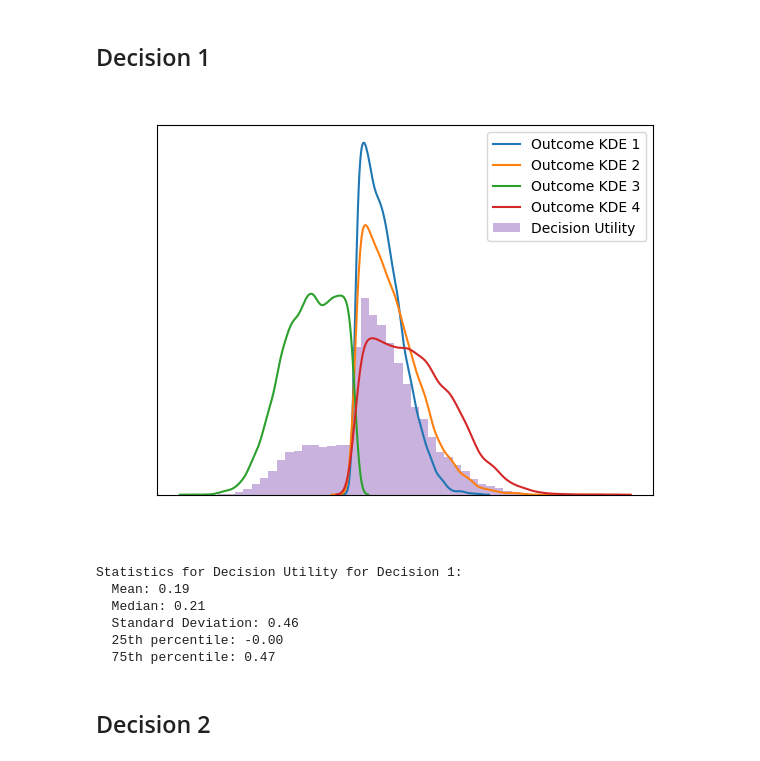
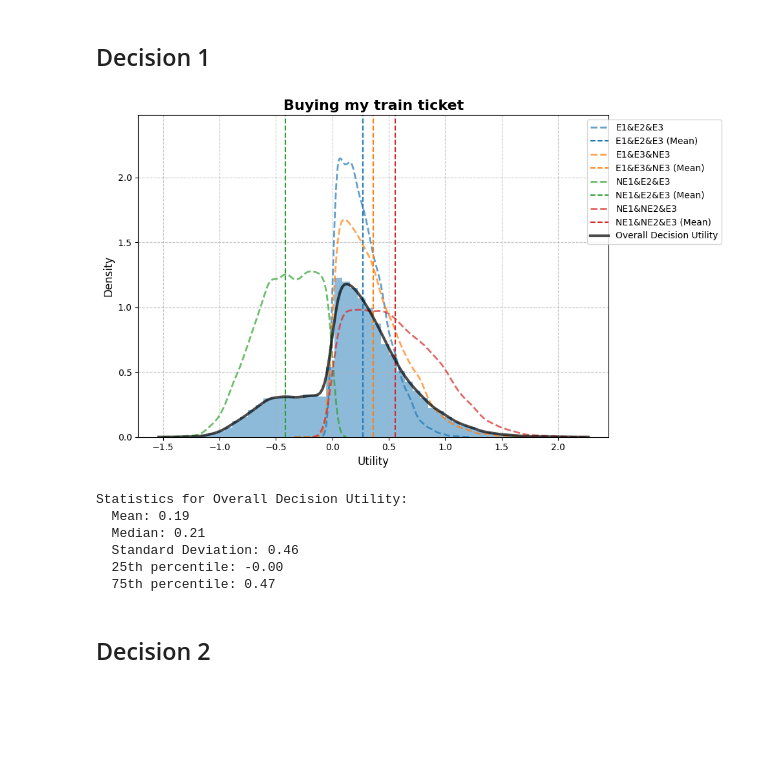
Before and after one commit to Netajam/Decision-Optimizer, a Jupyter notebook: notebook/travel_decision_example.ipynb, the cells around one changed output. Cells and saved outputs as stored; diff of their text form; code cells hidden in the pictures; blank space fills up the shorter version.

```diff
--- a/notebook/travel_decision_example.ipynb
+++ b/notebook/travel_decision_example.ipynb
@@ -317,16 +317,20 @@ Statistics for Utility of Distribution of Utility associated t NE1&NE2&NE3:
 all_outcomes = [outcome1, outcome2, outcome3, outcome4, outcome5, outcome6, outcome7, outcome8]
 # %% [markdown]
 ## Decision 1
-# %%
-final_utilities, weighted_average_utility, all_utility_samples = evaluate_decision(decision1, all_outcomes)
-plot_utility_distribution_decision(final_utilities, weighted_average_utility, all_utility_samples, "Decision 1")
-# %% [output]
-[figure, removed]
-Statistics for Decision Utility for Decision 1:
-  Mean: 0.19
-  Median: 0.21
-  Standard Deviation: 0.46
-  25th percentile: -0.00
-  75th percentile: 0.47
+# %%
+decision1.add_outcome(outcome1)
+decision1.add_outcome(outcome3)
+decision1.add_outcome(outcome5)
+decision1.add_outcome(outcome7)
+final_utilities, weighted_average_utility, all_utility_samples = evaluate_decision(decision1.get_outcomes())
+plot_decision_utility_distribution(decision1, all_utility_samples,decision1.name, colors=None, fig_size=(10, 6))
+# %% [output]
+[figure, added]
+Statistics for Overall Decision Utility:
+  Mean: 0.19
+  Median: 0.21
+  Standard Deviation: 0.46
+  25th percentile: -0.00
+  75th percentile: 0.47
 # %% [markdown]
 ## Decision 2
```
Also changed, not shown: parts of 18 cells of this notebook, 11 other files.
